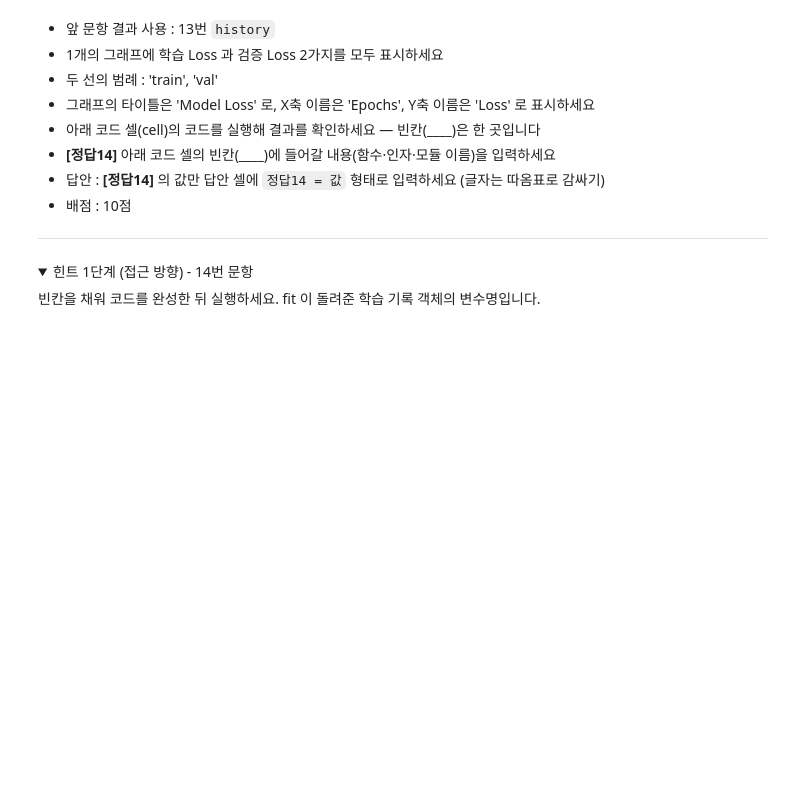
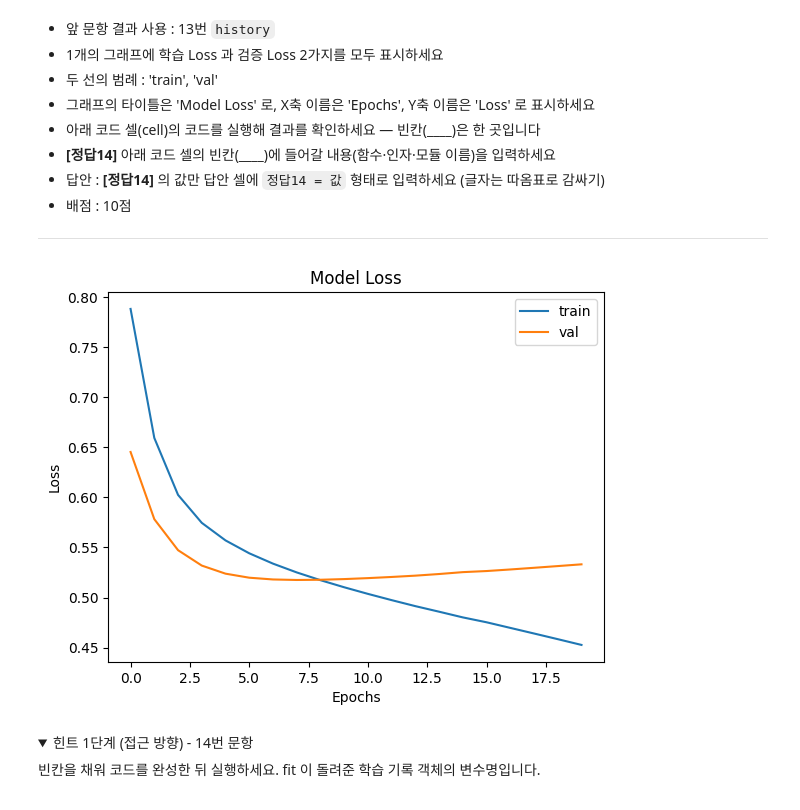
Before and after one commit to giljungyu62/cute, a Jupyter notebook: AA08/aa08-m1-question-notebook.ipynb, the cells around one changed output. Cells and saved outputs as stored; diff of their text form; code cells hidden in the pictures; folded sections open; blank space fills up the shorter version.

```diff
--- a/AA08/aa08-m1-question-notebook.ipynb
+++ b/AA08/aa08-m1-question-notebook.ipynb
@@ -825,5 +825,24 @@ tf.random.set_seed(1)
 ---
 # %%
 # (코드 셀) 코드의 빈칸을 채우고 실행하세요
-ㅌ
+
+model = Sequential([
+    Dense(32, activation='elu', input_dim=X_train.shape[1]),
+    BatchNormalization(),
+    Dense(16, activation='elu'),
+    BatchNormalization(),
+    Dense(1, activation='sigmoid')
+])
+
+estop = EarlyStopping(monitor='val_loss', patience=14, restore_best_weights=True)
+cb_list = [estop]
+ckpt = ModelCheckpoint('best_model.keras', monitor='val_loss', save_best_only=True)
+cb_list.append(ckpt)
+
+model.compile(optimizer='nadam', loss='binary_crossentropy', metrics=['accuracy'])
+
+history = model.fit(X_train, y_train,
+                    epochs=20, batch_size=16,
+                   validation_data=(X_valid, y_valid),
+                    callbacks=cb_list)
 # %% [output]
@@ -891,13 +926,15 @@ history = model.fit(X_train, y_train,
 # %%
 # (코드 셀) 코드의 빈칸을 채우고 실행하세요
 
-plt.plot(____.history['loss'])
+plt.plot(history.history['loss'])
 plt.plot(history.history['val_loss'])
 plt.title('Model Loss')
 plt.xlabel('Epochs')
 plt.ylabel('Loss')
 plt.legend(['train', 'val'])
 plt.show()
+# %% [output]
+[figure, added]
 # %%
 # (14) 정답을 입력하세요 — `정답14` 에 값만 넣고 실행하세요
 
```
Also changed, not shown: parts of 16 cells of this notebook.
